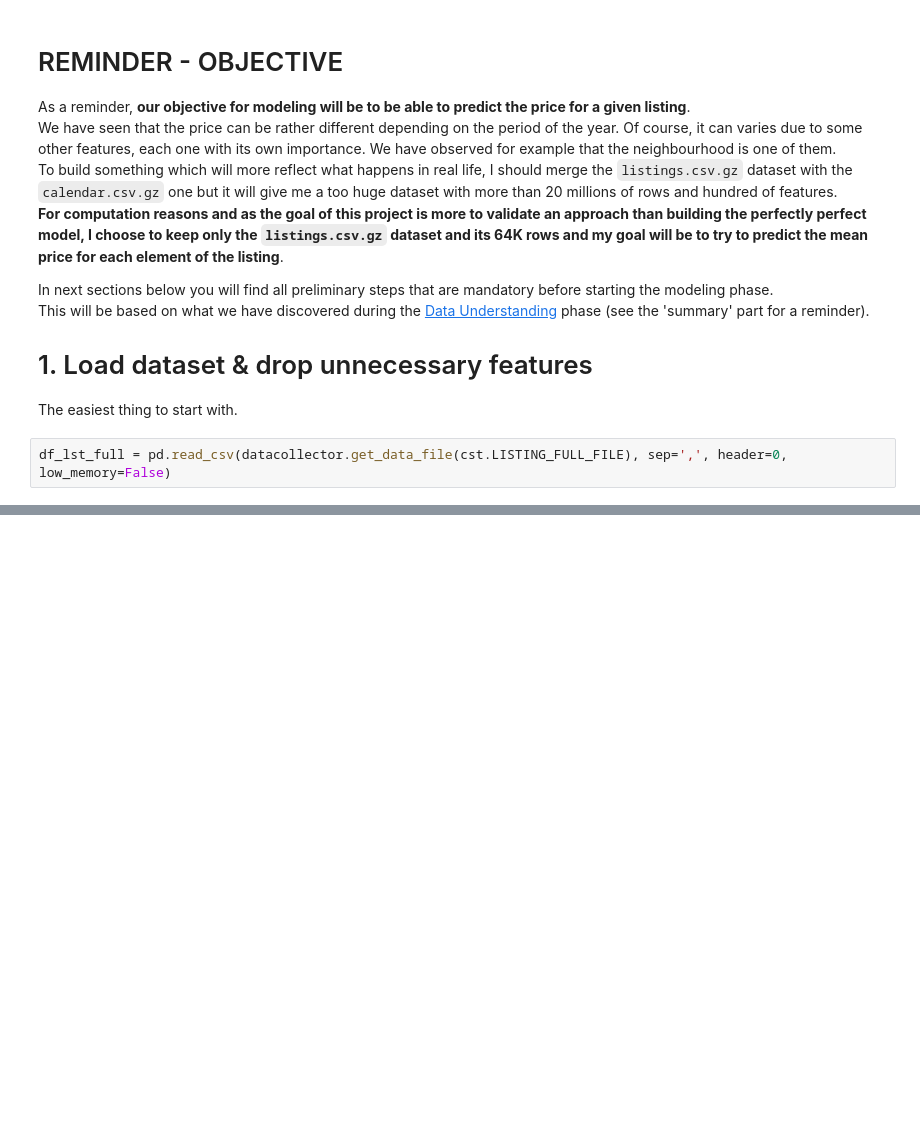
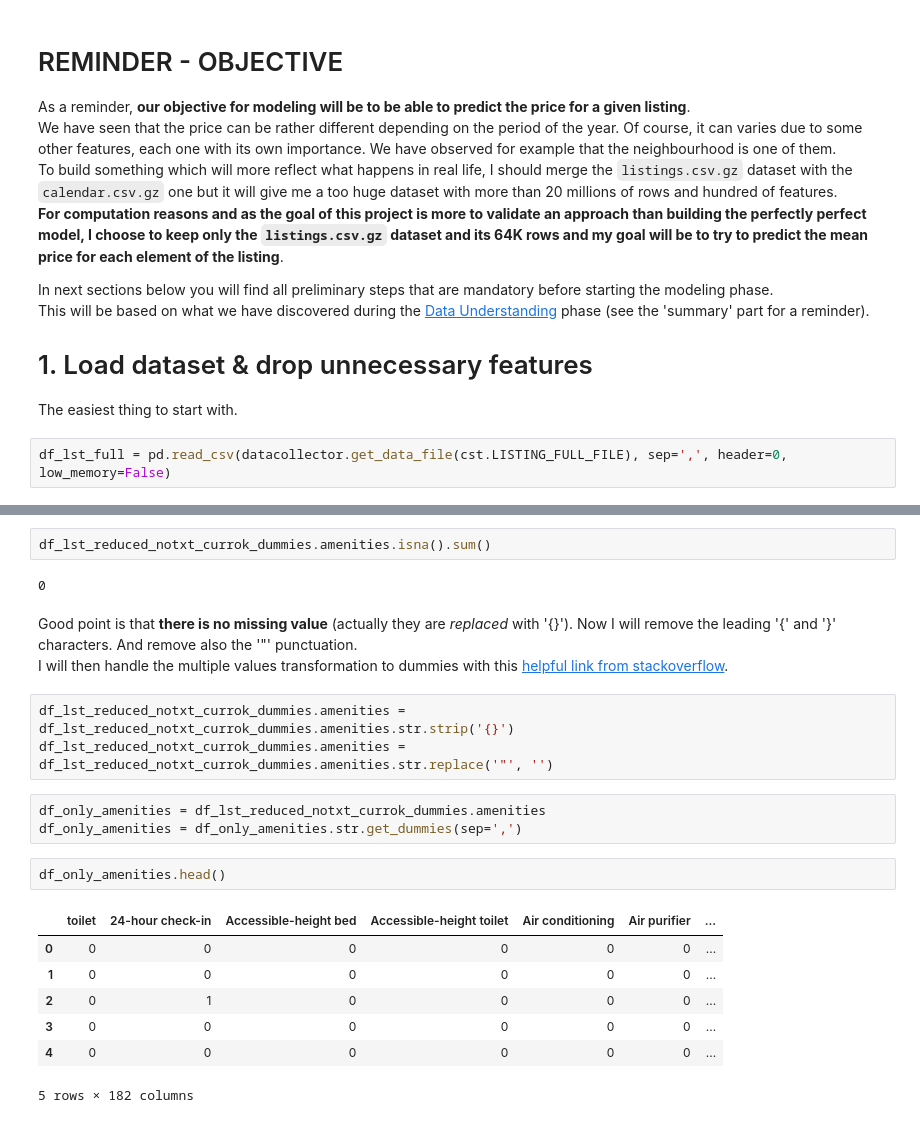
Before and after one commit to nidragedd/udadsnd-p4-airbnb_inside, a Jupyter notebook: notebook/3_Data_Preparation.ipynb, the cells around one changed output, grey strips where cells are left out. Saved outputs shown, nothing was run; the diff lists cells and outputs as text; blank space fills up the shorter version.

```diff
--- a/notebook/3_Data_Preparation.ipynb
+++ b/notebook/3_Data_Preparation.ipynb
@@ -102,0 +176,23 @@ We have also the `license` feature to deal with: create a new binary feature whi
+# %%
+df_lst_reduced_notxt_currok_dummies.amenities.isna().sum()
+# %% [output]
+0
+# %% [markdown]
+Good point is that **there is no missing value** (actually they are _replaced_ with '{}'). Now I will remove the leading '{' and '}' characters. And remove also the '"' punctuation.
+I will then handle the multiple values transformation to dummies with this [helpful link from stackoverflow](https://stackoverflow.com/questions/18889588/create-dummies-from-column-with-multiple-values-in-pandas).
+# %%
+df_lst_reduced_notxt_currok_dummies.amenities = df_lst_reduced_notxt_currok_dummies.amenities.str.strip('{}')
+df_lst_reduced_notxt_currok_dummies.amenities = df_lst_reduced_notxt_currok_dummies.amenities.str.replace('"', '')
+# %%
+df_only_amenities = df_lst_reduced_notxt_currok_dummies.amenities
+df_only_amenities = df_only_amenities.str.get_dummies(sep=',')
+# %%
+df_only_amenities.head()
+# %% [output]
+|  | toilet | 24-hour check-in | Accessible-height bed | Accessible-height toilet | Air conditioning | Air purifier | ... |
+| 0 | 0 | 0 | 0 | 0 | 0 | 0 | ... |
+| 1 | 0 | 0 | 0 | 0 | 0 | 0 | ... |
+| 2 | 0 | 1 | 0 | 0 | 0 | 0 | ... |
+| 3 | 0 | 0 | 0 | 0 | 0 | 0 | ... |
+| 4 | 0 | 0 | 0 | 0 | 0 | 0 | ... |
+5 rows × 182 columns
```
Also changed, not shown: parts of 48 cells of this notebook, 4 other files.
